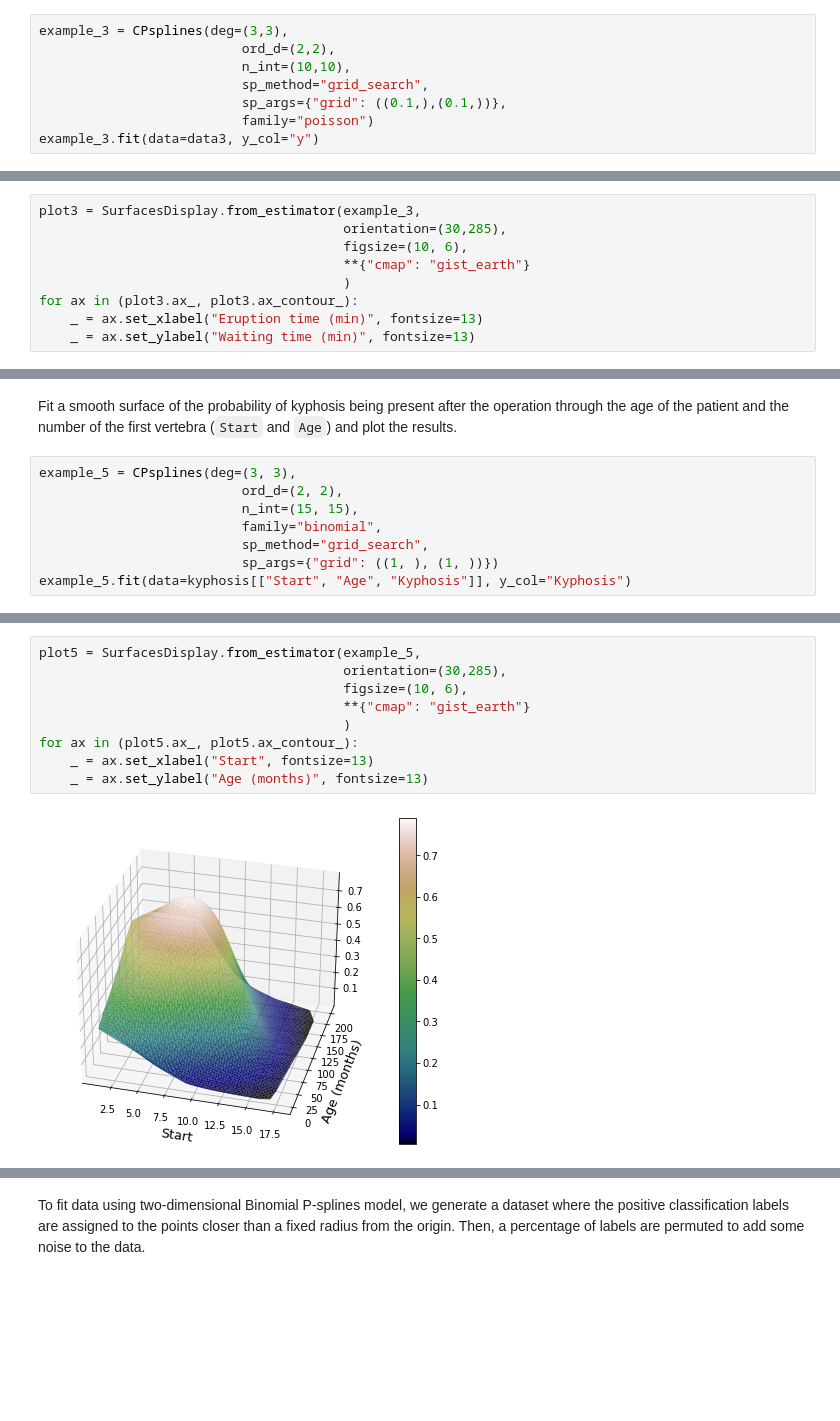
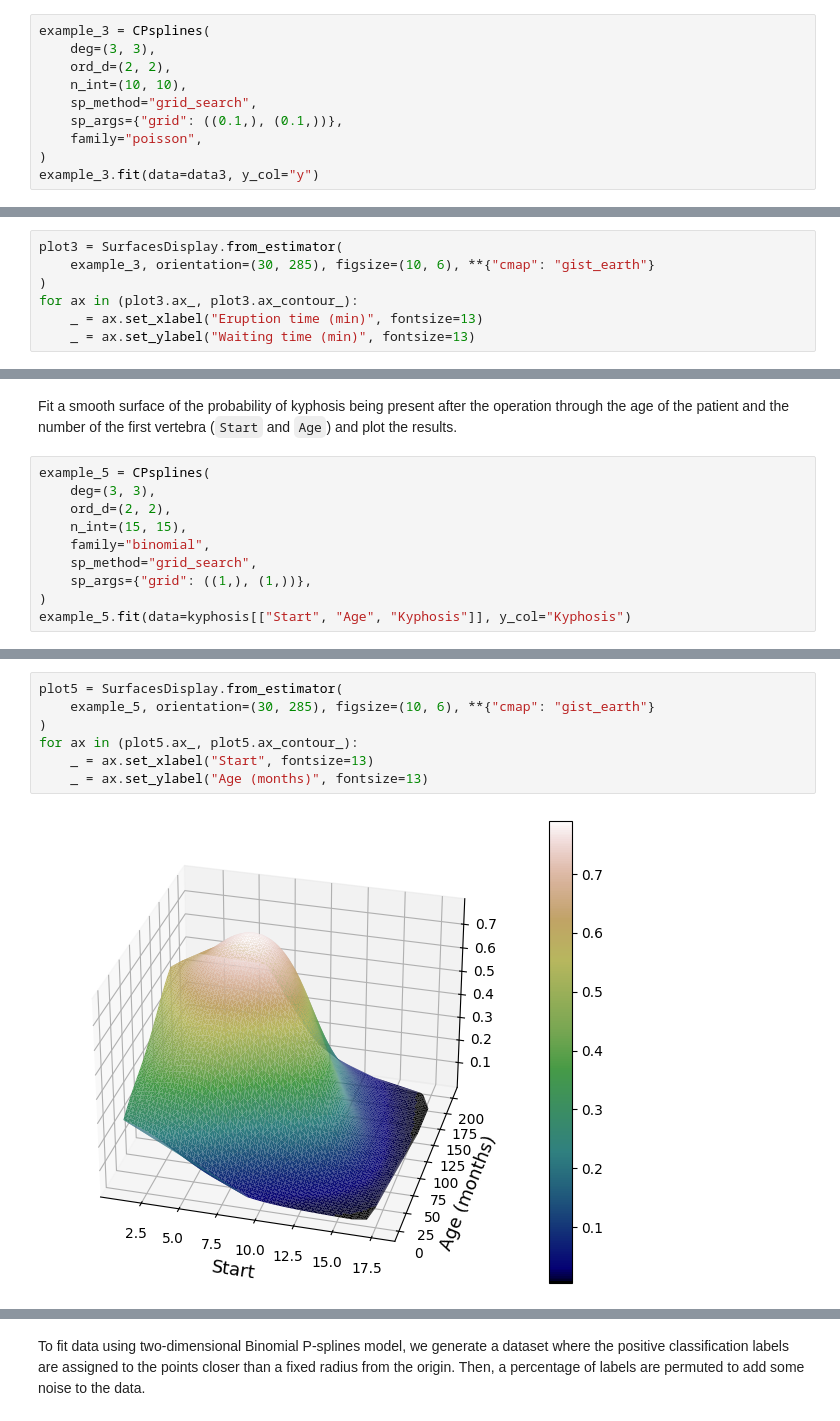
Before and after one commit to ManuelNavarroGarcia/cpsplines, a Jupyter notebook: examples/non_gaussian_data.ipynb, the cells around one changed output, grey strips where cells are left out. Saved outputs shown, nothing was run; the diff lists cells and outputs as text; blank space fills up the shorter version.

```diff
--- a/examples/non_gaussian_data.ipynb
+++ b/examples/non_gaussian_data.ipynb
@@ -83,11 +84,13 @@ x3_1 = ((yedges[1:] - yedges[:-1]) / 2) + yedges[:100]
 
 data3 = grid_to_scatter(x=[x3_0, x3_1], y=y3)
 # %%
-example_3 = CPsplines(deg=(3,3),
-                          ord_d=(2,2),
-                          n_int=(10,10),
-                          sp_method="grid_search",
-                          sp_args={"grid": ((0.1,),(0.1,))},
-                          family="poisson")
+example_3 = CPsplines(
+    deg=(3, 3),
+    ord_d=(2, 2),
+    n_int=(10, 10),
+    sp_method="grid_search",
+    sp_args={"grid": ((0.1,), (0.1,))},
+    family="poisson",
+)
 example_3.fit(data=data3, y_col="y")
 # %% [output]
@@ -95,9 +98,7 @@ example_3.fit(data=data3, y_col="y")
 # %%
-plot3 = SurfacesDisplay.from_estimator(example_3,
-                                       orientation=(30,285),
-                                       figsize=(10, 6),
-                                       **{"cmap": "gist_earth"}
-                                       )
+plot3 = SurfacesDisplay.from_estimator(
+    example_3, orientation=(30, 285), figsize=(10, 6), **{"cmap": "gist_earth"}
+)
 for ax in (plot3.ax_, plot3.ax_contour_):
     _ = ax.set_xlabel("Eruption time (min)", fontsize=13)
     _ = ax.set_ylabel("Waiting time (min)", fontsize=13)
@@ -147,12 +152,14 @@ Fit a smooth surface of the probability of kyphosis being present after the
 operation through the age of the patient and the number of the first vertebra
 (`Start` and `Age`) and plot the results.
 # %%
-example_5 = CPsplines(deg=(3, 3),
-                          ord_d=(2, 2),
-                          n_int=(15, 15),
-                          family="binomial",
-                          sp_method="grid_search",
-                          sp_args={"grid": ((1, ), (1, ))})
+example_5 = CPsplines(
+    deg=(3, 3),
+    ord_d=(2, 2),
+    n_int=(15, 15),
+    family="binomial",
+    sp_method="grid_search",
+    sp_args={"grid": ((1,), (1,))},
+)
 example_5.fit(data=kyphosis[["Start", "Age", "Kyphosis"]], y_col="Kyphosis")
 # %% [output]
 WARNING:root:Present is considered as the positive class.
@@ -160,11 +167,9 @@ WARNING:root:Present is considered as the positive class.
 # %%
-plot5 = SurfacesDisplay.from_estimator(example_5,
-                                       orientation=(30,285),
-                                       figsize=(10, 6),
-                                       **{"cmap": "gist_earth"}
-                                       )
+plot5 = SurfacesDisplay.from_estimator(
+    example_5, orientation=(30, 285), figsize=(10, 6), **{"cmap": "gist_earth"}
+)
 for ax in (plot5.ax_, plot5.ax_contour_):
     _ = ax.set_xlabel("Start", fontsize=13)
     _ = ax.set_ylabel("Age (months)", fontsize=13)
 # %% [output]
-[figure, old version]
+[figure, new version]
```
Also changed, not shown: parts of 21 cells of this notebook, 2 other files.
